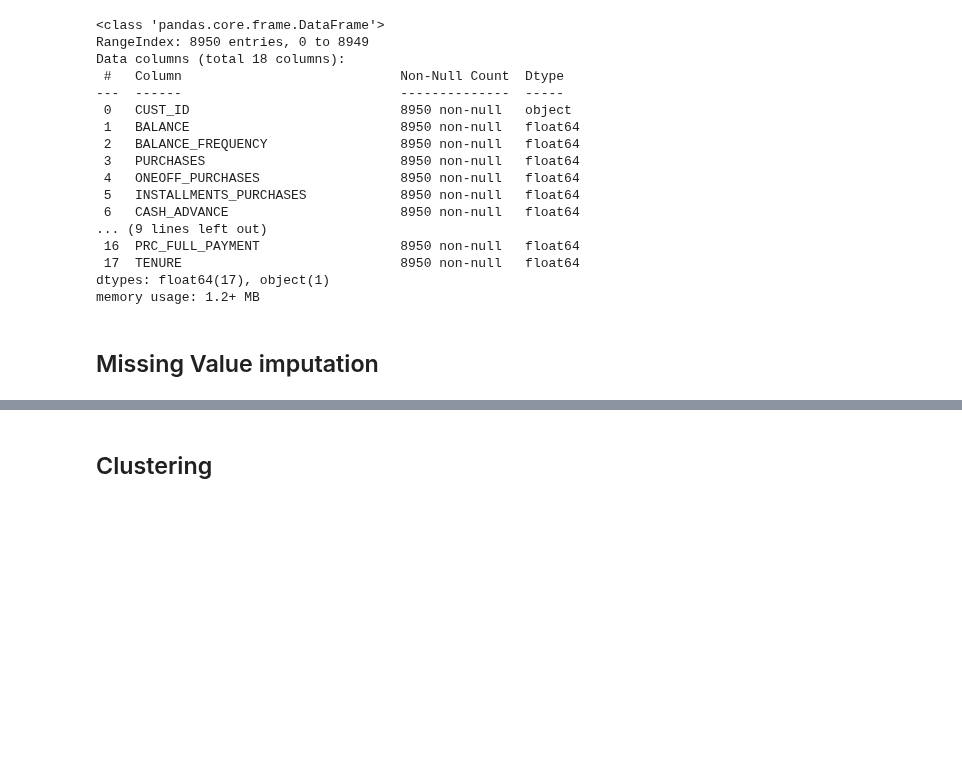
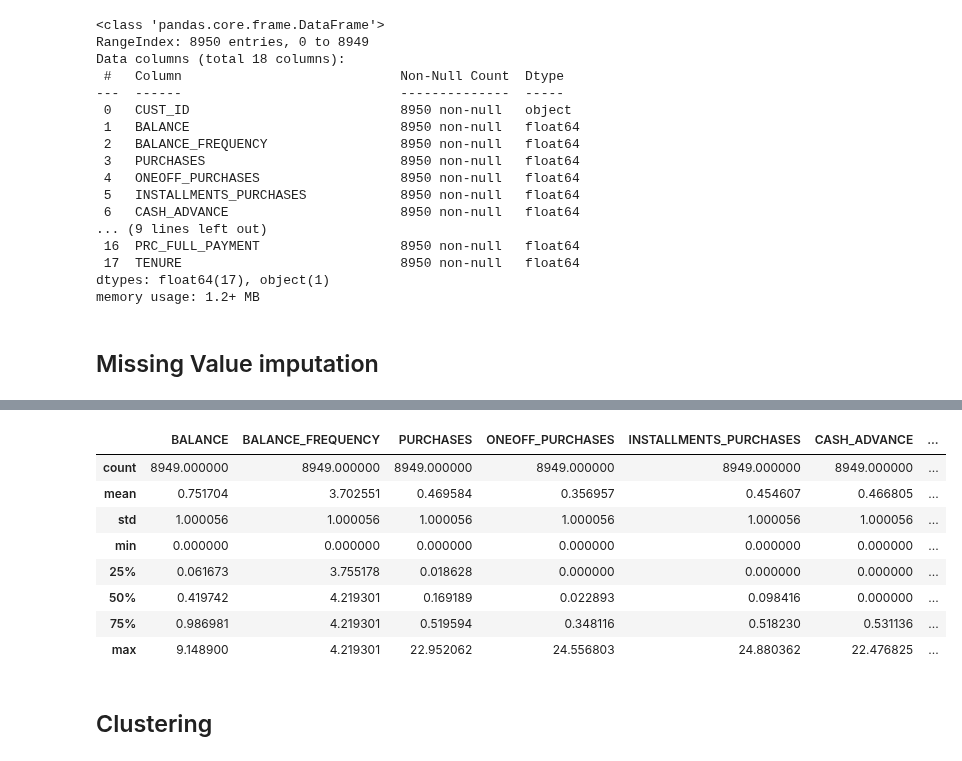
Before and after one commit to xwu0223/MBAN-6400-Project, a Jupyter notebook: cc.ipynb, the cells around one changed output, grey strips where cells are left out. Cells and saved outputs as stored; diff of their text form; code cells hidden in the pictures; blank space fills up the shorter version.

```diff
--- a/cc.ipynb
+++ b/cc.ipynb
@@ -95,3 +140,15 @@ X_scaled = scaler.fit_transform(X)
+# %%
+scaled_X.describe()
+# %% [output]
+|  | BALANCE | BALANCE_FREQUENCY | PURCHASES | ONEOFF_PURCHASES | INSTALLMENTS_PURCHASES | CASH_ADVANCE | ... |
+| count | 8949.000000 | 8949.000000 | 8949.000000 | 8949.000000 | 8949.000000 | 8949.000000 | ... |
+| mean | 0.751704 | 3.702551 | 0.469584 | 0.356957 | 0.454607 | 0.466805 | ... |
+| std | 1.000056 | 1.000056 | 1.000056 | 1.000056 | 1.000056 | 1.000056 | ... |
+| min | 0.000000 | 0.000000 | 0.000000 | 0.000000 | 0.000000 | 0.000000 | ... |
+| 25% | 0.061673 | 3.755178 | 0.018628 | 0.000000 | 0.000000 | 0.000000 | ... |
+| 50% | 0.419742 | 4.219301 | 0.169189 | 0.022893 | 0.098416 | 0.000000 | ... |
+| 75% | 0.986981 | 4.219301 | 0.519594 | 0.348116 | 0.518230 | 0.531136 | ... |
+| max | 9.148900 | 4.219301 | 22.952062 | 24.556803 | 24.880362 | 22.476825 | ... |
 # %% [markdown]
 ## Clustering
 # %% [markdown]
```
Also changed, not shown: parts of 8 cells of this notebook, 1 other file.
